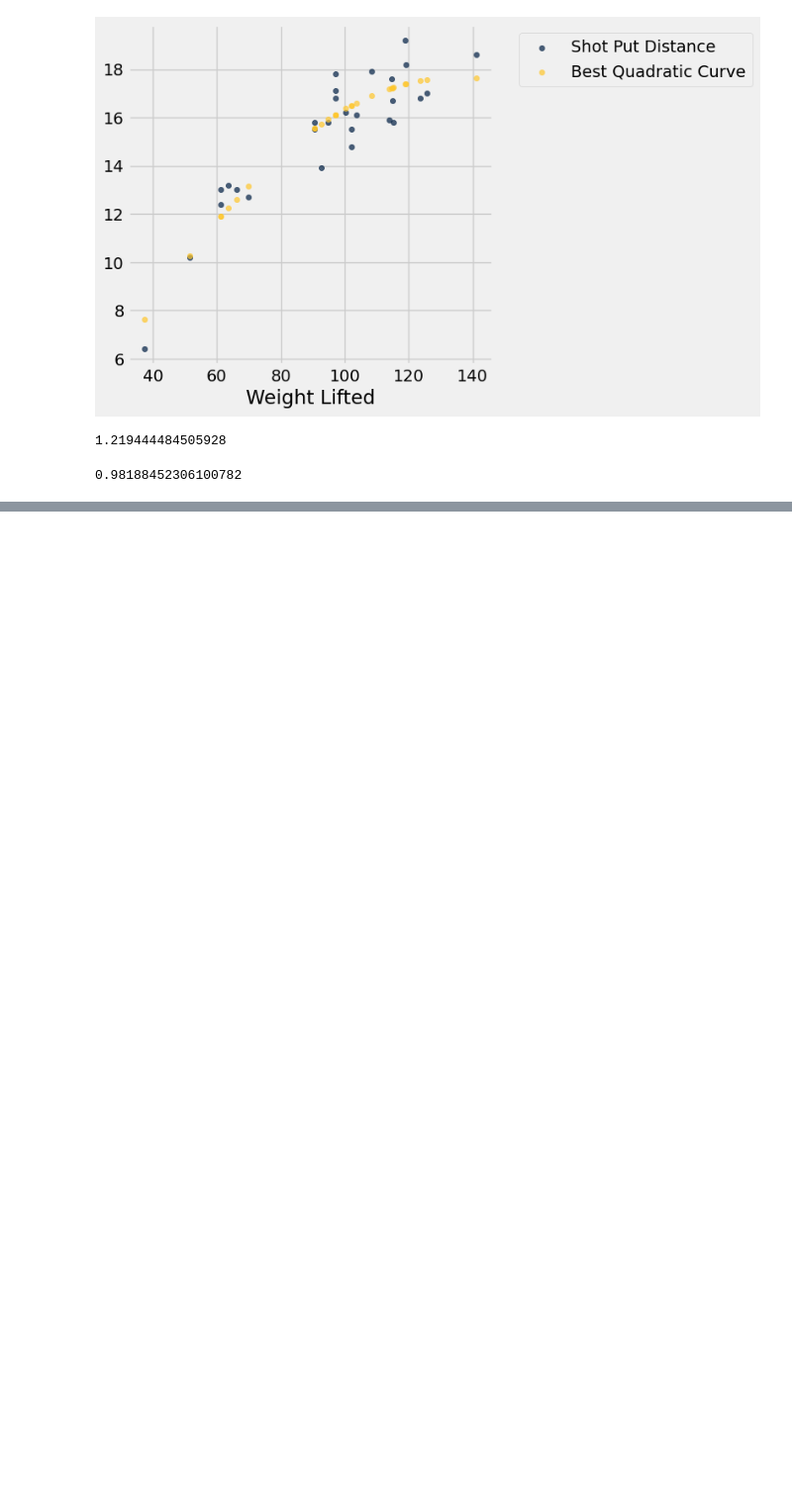
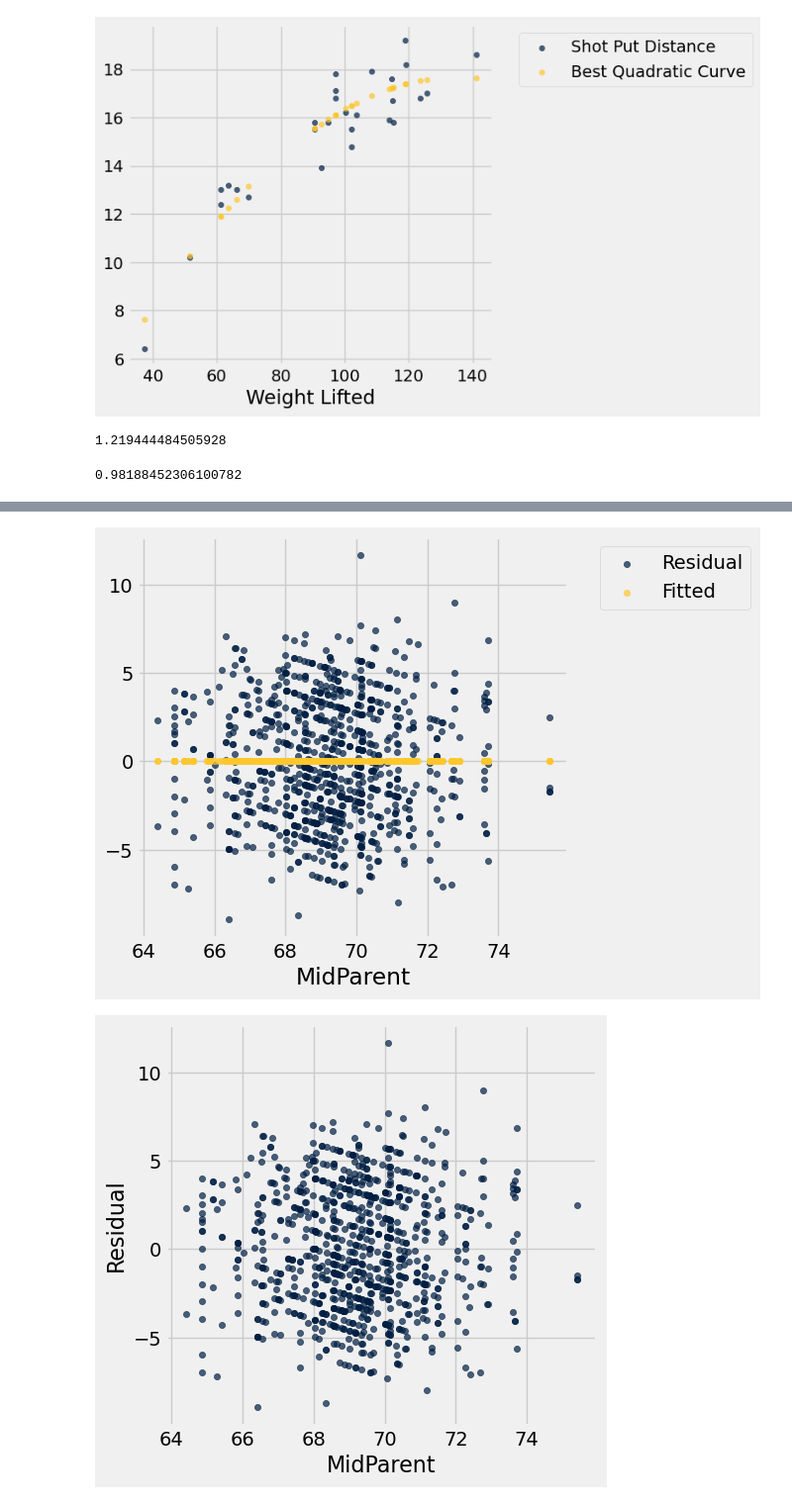
Before and after one commit to lawtonsclass/f24-code-from-class, a Jupyter notebook: data8-practice/ch15.ipynb, the cells around one changed output, grey strips where cells are left out. Shown at 99% size. Cells and saved outputs as stored; diff of their text form; code cells hidden in the pictures; blank space fills up the shorter version.

```diff
--- a/data8-practice/ch15.ipynb
+++ b/data8-practice/ch15.ipynb
@@ -565,0 +612,3 @@ shotput_quadratic_rmse(-1.04003731e-03,   2.82706003e-01,  -1.53167618e+00)
+# %%
+heights = heights.with_column('Fitted', fitted_values(heights, 'MidParent', 'Child'))
+heights
@@ -565,0 +628,7 @@ shotput_quadratic_rmse(-1.04003731e-03,   2.82706003e-01,  -1.53167618e+00)
+# %%
+def residuals(t, x, y):
+    predictions = fitted_values(t, x, y)
+    return t.column(y) - predictions
+# %%
+heights = heights.with_column('Residual', residuals(heights, 'MidParent', 'Child'))
+heights
@@ -565,0 +648,14 @@ shotput_quadratic_rmse(-1.04003731e-03,   2.82706003e-01,  -1.53167618e+00)
+# %%
+def plot_fitted(t,x,y):
+    tbl = t.with_columns('Fitted', fitted_values(t, x, y))
+    tbl.select(x, y, 'Fitted').scatter(0)
+
+def plot_residuals(t, x, y):
+    tbl = t.with_columns('Residual', residuals(t, x, y))
+    tbl.scatter(x, 'Residual')
+# %%
+plot_fitted(heights, 'MidParent', 'Residual')
+plot_residuals(heights, 'MidParent', 'Residual')
+# %% [output]
+[figure, added]
+[figure, added]
```
Also changed, not shown: parts of 21 cells of this notebook, 5 other files.
